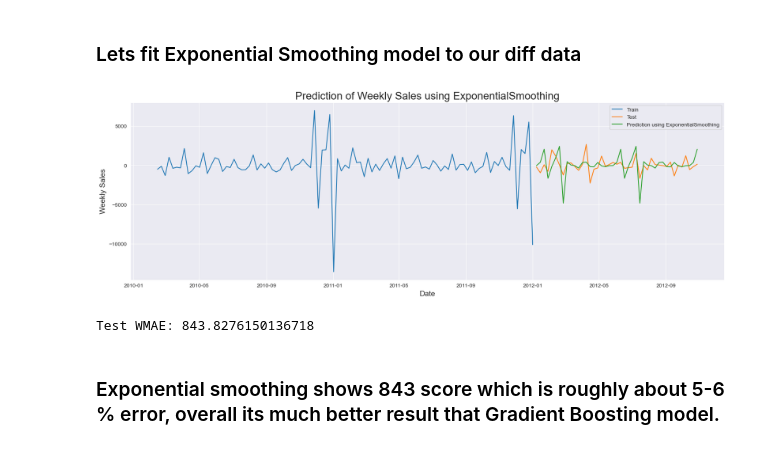
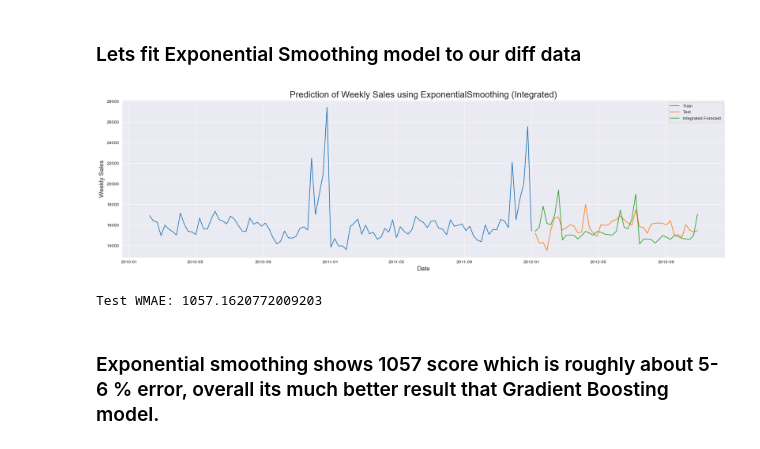
Before and after one commit to S2k22/Walmart-Forecasting, a Jupyter notebook: Exponential_Smoothing.ipynb, the cells around one changed output. Saved outputs shown, nothing was run; the diff lists cells and outputs as text; code cells hidden in the pictures.

```diff
--- a/Exponential_Smoothing.ipynb
+++ b/Exponential_Smoothing.ipynb
@@ -45,22 +45,18 @@ Type            0
 Size            0
 dtype: int64
 # %%
-
-
 # 1. Copy the original DataFrame
 df_encoded = df.copy()
 
-# 2. Encode 'Type' and 'IsHoliday'
-type_group = {'A': 1, 'B': 2, 'C': 3}
-df_encoded['Type'] = df_encoded['Type'].replace(type_group)
+# 2. Encode only 'IsHoliday'
 df_encoded['IsHoliday'] = df_encoded['IsHoliday'].replace({False: 0, True: 1})
 
 # 3. Convert 'Date' to datetime and set as index
 df_encoded['Date'] = pd.to_datetime(df_encoded['Date'])
 df_en = df_encoded.set_index('Date')
 
-# 4. Select numeric columns but drop 'Type' to avoid averaging it
-df_num = df_en.select_dtypes(include=[np.number]).drop(columns=['Type'])
+# 4. Select numeric columns (Type, being categorical, will not be included)
+df_num = df_en.select_dtypes(include=[np.number])
 
 # 5. Resample weekly and compute the mean of remaining numeric columns
 df_week = df_num.resample("W").mean()
@@ -108,0 +103,8 @@ y_test = test_data[target]
+# %%
+def wmae(y_true, y_pred, sample_weight=None):
+    if sample_weight is None:
+        sample_weight = np.ones(len(y_true))
+    return np.sum(sample_weight * np.abs(y_true - y_pred)) / np.sum(sample_weight)
+
+train_weights = np.where(X_train['IsHoliday'], 5, 1)
+test_weights = np.where(X_test['IsHoliday'], 5, 1)
@@ -142,25 +172,34 @@ test_weights = np.where(X_test['IsHoliday'], 5, 1)
 # %%
 
 
 model_holt_winters = ExponentialSmoothing(train_data_diff, seasonal_periods=20, seasonal='additive',
                                            trend='additive',damped_trend=True).fit() #Taking additive trend and seasonality.
-y_pred = model_holt_winters.forecast(len(test_data_diff))# Predict the test data
+y_pred_diff = model_holt_winters.forecast(len(test_data_diff))# Predict the test data
 
-#Visualize train, test and predicted data.
-plt.figure(figsize=(20,6))
-plt.title('Prediction of Weekly Sales using ExponentialSmoothing', fontsize=20)
-plt.plot(train_data_diff, label='Train')
-plt.plot(test_data_diff, label='Test')
-plt.plot(y_pred, label='Prediction using ExponentialSmoothing')
-plt.legend(loc='best')
+# Get the last observed value from the original data (before differencing)
+last_train_value = df_week['Weekly_Sales'].iloc[int(0.7 * len(df_week)) - 1]
+
+# Integrate forecasted differences back to original scale
+y_pred_integrated = last_train_value + y_pred_diff.cumsum()
+train_original = df_week['Weekly_Sales'][:int(0.7 * len(df_week))]
+test_original = df_week['Weekly_Sales'][int(0.7 * len(df_week)):]
+
+# Visualize original train, test and integrated forecast
+plt.figure(figsize=(20, 6))
+plt.title('Prediction of Weekly Sales using ExponentialSmoothing (Integrated)', fontsize=20)
+plt.plot(train_original.index, train_original, label='Train')
+plt.plot(test_original.index, test_original, label='Test')
+plt.plot(test_original.index, y_pred_integrated, label='Integrated Forecast')
 plt.xlabel('Date', fontsize=14)
 plt.ylabel('Weekly Sales', fontsize=14)
+plt.legend(loc='best')
+plt.tight_layout()
 plt.show()
 
-test_wmae = wmae(test_data_diff.values, y_pred.values, sample_weight=test_weights)
+test_wmae = wmae(test_original.values, y_pred_integrated.values, sample_weight=test_weights)
 print("Test WMAE:", test_wmae)
 # %% [output]
-[figure, old version]
+[figure, new version]
-Test WMAE: 843.8276150136718
+Test WMAE: 1057.1620772009203
 # %% [markdown]
-### Exponential smoothing shows 843 score which is roughly about 5-6 % error, overall its much better result that Gradient Boosting model.
+### Exponential smoothing shows 1057 score which is roughly about 5-6 % error, overall its much better result that Gradient Boosting model.
```
Also changed, not shown: parts of 3 cells of this notebook.
